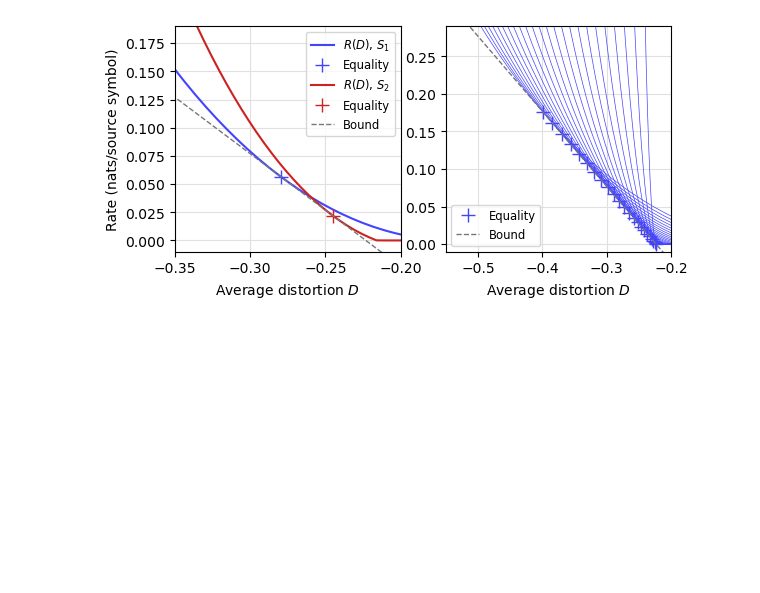
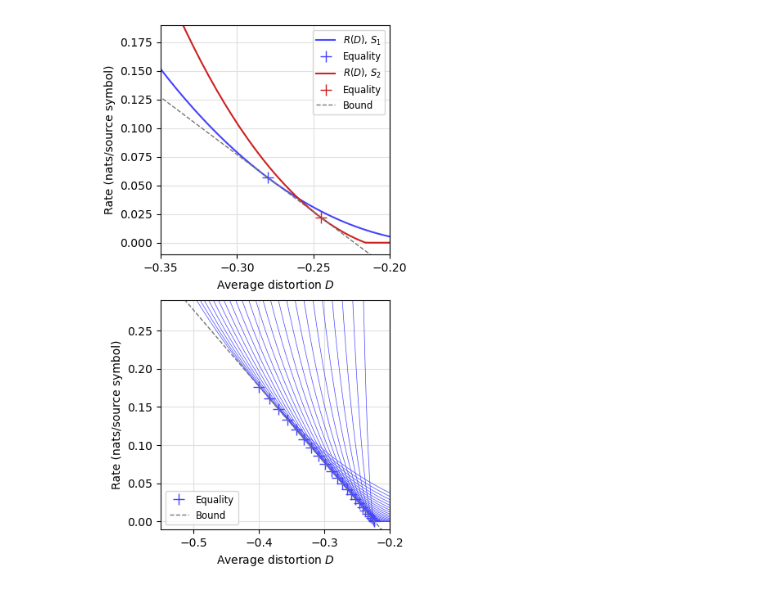
Before and after one commit to andreweckford/Distortion-and-fitness, a Jupyter notebook: Notebook-to-generate-Figure-2.ipynb, the cells around one changed output. Saved outputs shown, nothing was run; the diff lists cells and outputs as text; code cells hidden in the pictures; blank space fills up the shorter version.

Commit message:
Updated figure-generating files to final published form

```diff
--- a/Notebook-to-generate-Figure-2.ipynb
+++ b/Notebook-to-generate-Figure-2.ipynb
@@ -82,7 +82,7 @@ pb.hide()
 # %%
 # generate the plot
 
-fig,ax = plt.subplots(1,2)
+fig,ax = plt.subplots(2,1,figsize=(4,8))
 
 # first subplot
 
@@ -104,34 +104,34 @@ ax[0].plot(D_v,B_v,color='#777777',linewidth=1,linestyle='--',label='Bound')
 ax[0].axis([-0.35,-0.2,-0.01,0.19])
 ax[0].set_xlabel('Average distortion $D$')
 ax[0].set_ylabel('Rate (nats/source symbol)')
 ax[0].legend(fontsize='small')
-#ax[0].set_xticks([-0.35,-0.3,-0.25,-0.2])
+ax[0].set_xticks([-0.35,-0.3,-0.25,-0.2])
 ax[0].set_aspect(1/ax[0].get_data_ratio())
 ax[0].grid(visible=True,color='#e0e0e0')
 
 # second subplot
 
 for i in range(len(sv)):
   ax[1].plot(results[i]['Dmax_v'],results[i]['r_v'],color='#4444ff',linewidth=0.5)
 
 
 ax[1].plot(Dstar_v,Rstar_v,linestyle='',marker='+',color='#4444ff',markersize=10,label='Equality')
 
 
 # plots the bound line
 D_v = np.array([-0.55,-0.2])
 B_v = hx(px) - D_v - L
 ax[1].plot(D_v,B_v,color='#777777',linewidth=1,linestyle='--',label='Bound')
 
 
 ax[1].axis([-0.55,-0.2,-0.01,0.29])
 ax[1].set_xlabel('Average distortion $D$')
-#ax[1].set_ylabel('Rate (nats/source symbol)')
+ax[1].set_ylabel('Rate (nats/source symbol)')
 ax[1].legend(fontsize='small')
-#plt.xticks([-0.35,-0.3,-0.25,-0.2])
+#ax[1].set_xticks([-0.5,-0.4,-0.3,-0.2])
 ax[1].set_aspect(1/ax[1].get_data_ratio())
 ax[1].grid(visible=True,color='#e0e0e0')
 
 plt.savefig('Figure2.pdf',bbox_inches='tight')
 # %% [output]
-[figure, old version]
+[figure, new version]
```
Also changed, not shown: 5 other files.
